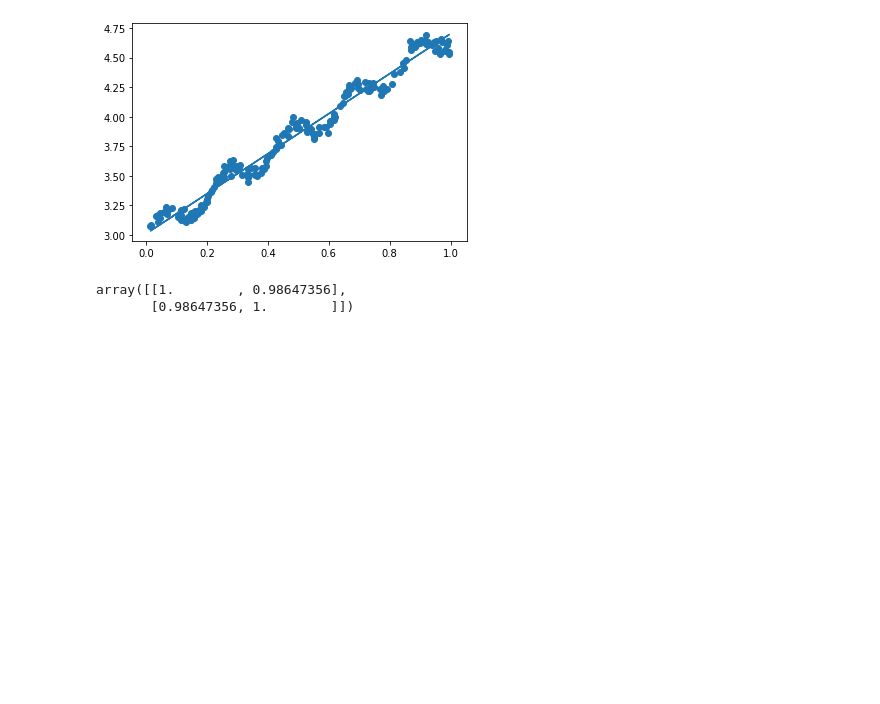
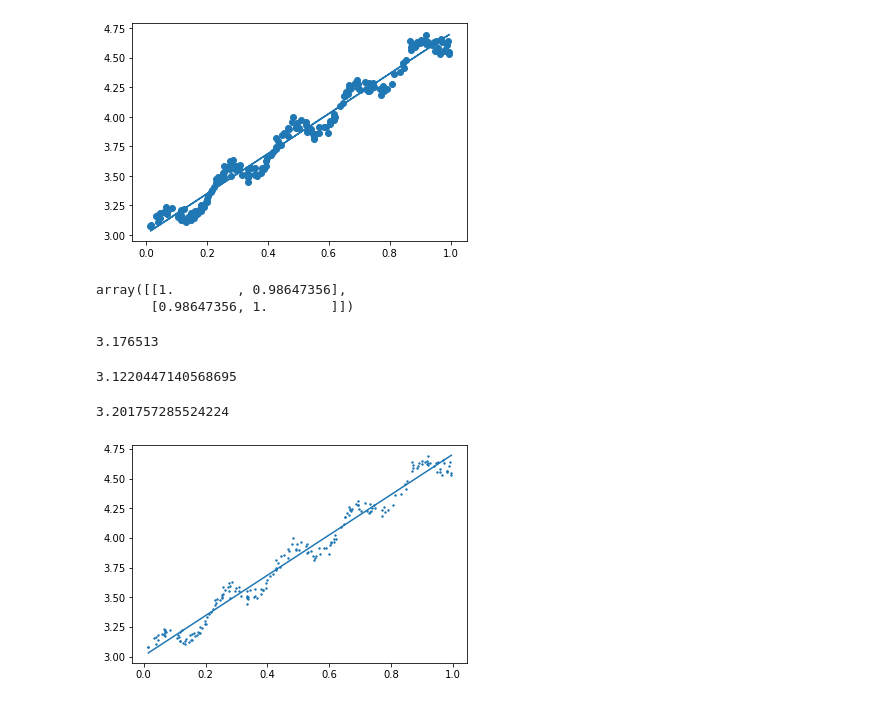
Before and after one commit to windmissing/MachineLearningInAction, a Jupyter notebook: Chapter8/Chapter8.ipynb, the cells around one changed output. Cells and saved outputs as stored; diff of their text form; code cells hidden in the pictures; blank space fills up the shorter version.

```diff
--- a/Chapter8/Chapter8.ipynb
+++ b/Chapter8/Chapter8.ipynb
@@ -22,5 +4,5 @@ def standRegres(xArr,yArr):
 # %%
-xArr,yArr=loadDataSet('ex0.txt')
+xArr,yArr=regression.loadDataSet('ex0.txt')
 # %%
 xArr[0:2]
 # %% [output]
@@ -62,3 +26,17 @@ np.corrcoef(yHat.T, yMat)
 # %% [output]
 array([[1.        , 0.98647356],
        [0.98647356, 1.        ]])
+# %%
+xArr,yArr=regression.loadDataSet('ex0.txt')
+# %%
+yArr[0]
+# %% [output]
+3.176513
+# %%
+regression.lwlr(xArr[0],xArr,yArr,1.0)
+# %% [output]
+3.1220447140568695
+# %%
+regression.lwlr(xArr[0],xArr,yArr,0.001)
+# %% [output]
+3.201757285524224
@@ -64,0 +45,4 @@ array([[1.        , 0.98647356],
+# %%
+regression.plotLwlrTest(1.0)
+# %% [output]
+[figure, added]
```
Also changed, not shown: parts of 18 cells of this notebook, 1 other file.
